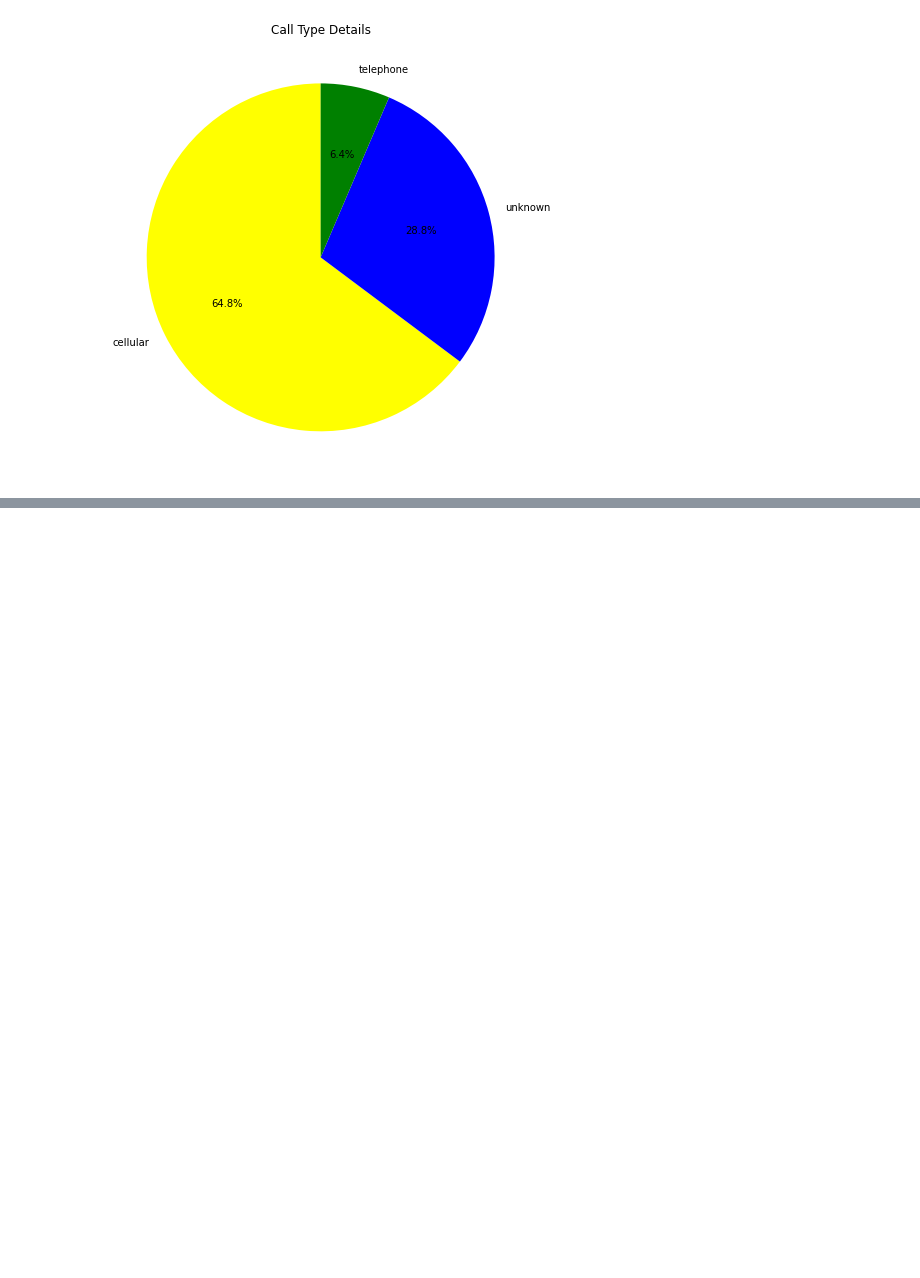
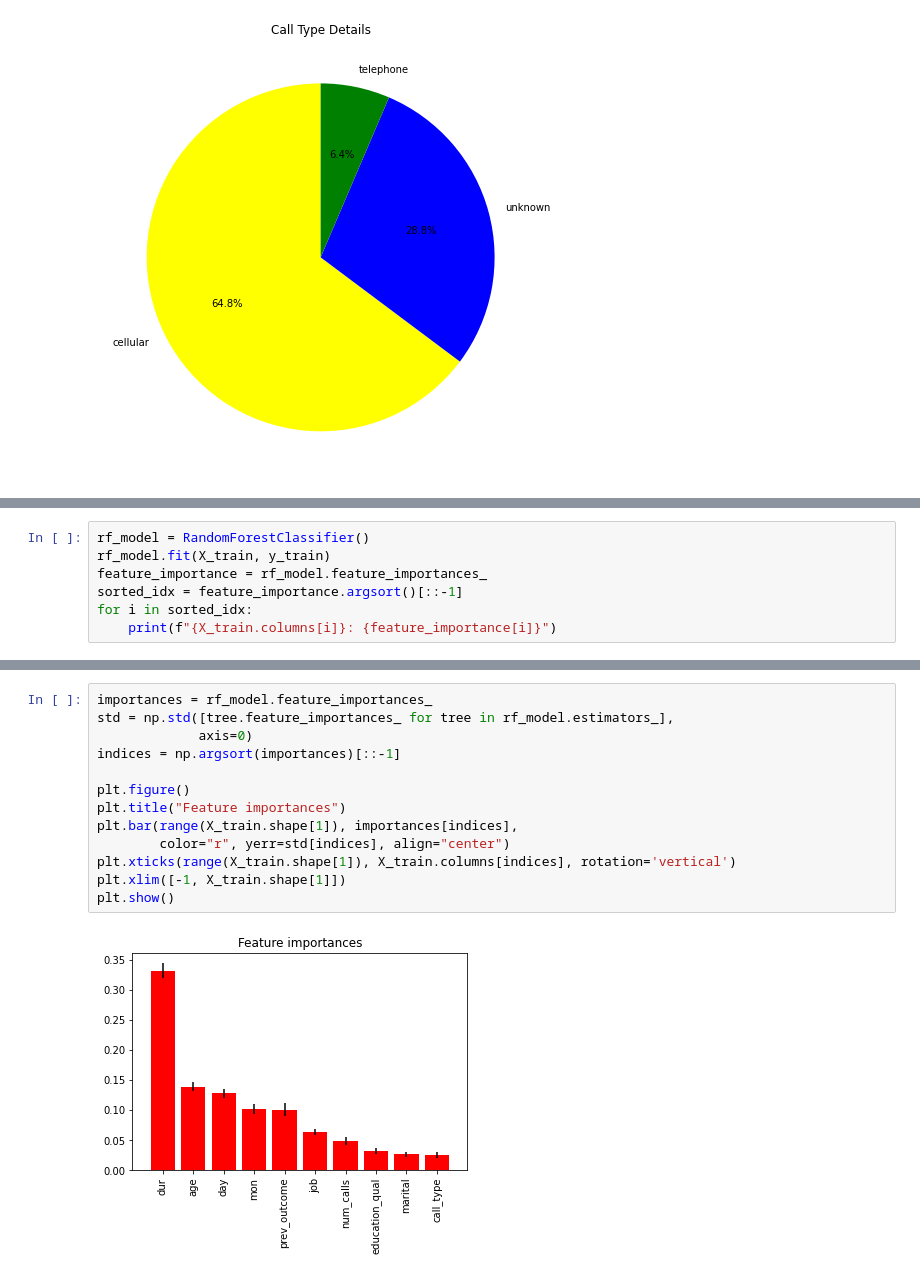
Before and after one commit to sunilbabu07/customer-conversion-prediction, a Jupyter notebook: guvi.ipynb, the cells around one changed output, grey strips where cells are left out. Drawn from its saved outputs; the diff is of its cells as text; blank space fills up the shorter version.

```diff
--- a/guvi.ipynb
+++ b/guvi.ipynb
@@ -541,0 +662,7 @@ roc_auc_score(y_test, dt.predict_proba(X_test)[:, 1])
+# %%
+rf_model = RandomForestClassifier()
+rf_model.fit(X_train, y_train)
+feature_importance = rf_model.feature_importances_
+sorted_idx = feature_importance.argsort()[::-1]
+for i in sorted_idx:
+    print(f"{X_train.columns[i]}: {feature_importance[i]}")
@@ -541,0 +680,15 @@ roc_auc_score(y_test, dt.predict_proba(X_test)[:, 1])
+# %%
+importances = rf_model.feature_importances_
+std = np.std([tree.feature_importances_ for tree in rf_model.estimators_],
+             axis=0)
+indices = np.argsort(importances)[::-1]
+
+plt.figure()
+plt.title("Feature importances")
+plt.bar(range(X_train.shape[1]), importances[indices],
+        color="r", yerr=std[indices], align="center")
+plt.xticks(range(X_train.shape[1]), X_train.columns[indices], rotation='vertical')
+plt.xlim([-1, X_train.shape[1]])
+plt.show()
+# %% [output]
+[figure, added]
```
Also changed, not shown: parts of 56 cells of this notebook.
